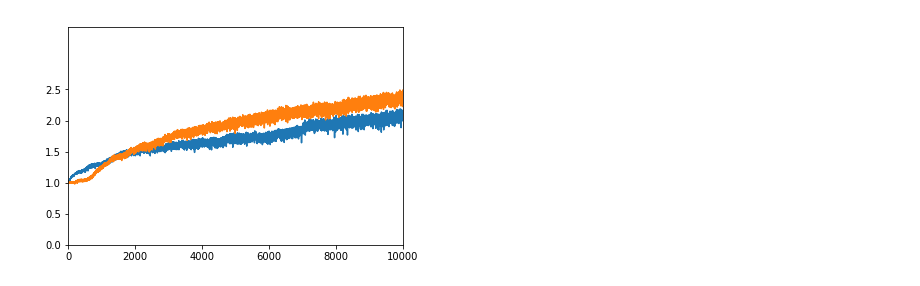
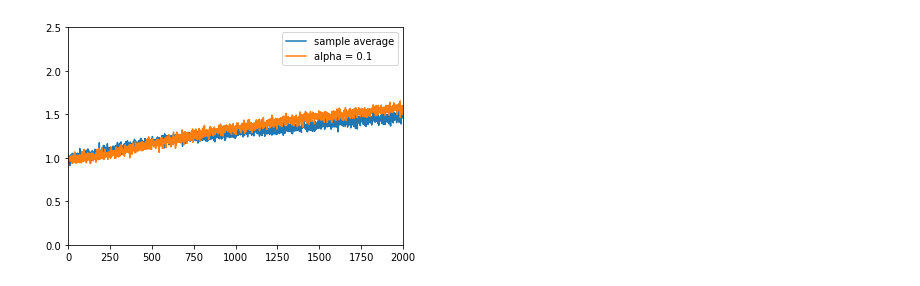
Before and after one commit to nickaedan/RL_Sutton_Barto_Exercises, a Jupyter notebook: Chapter 2.ipynb, the cells around one changed output. Cells and saved outputs as stored; diff of their text form; code cells hidden in the pictures.

```diff
--- a/Chapter 2.ipynb
+++ b/Chapter 2.ipynb
@@ -152,11 +188,14 @@ def reInit():
     q = [1]*k #initially they are all equal
     Q = [0]*k #intial estimates
     N = [0]*k #initial n values, number of times the action has occured essentially
+# %%
+steps = 2000
 # %%
-def simIndependentRuns(runs, timeSteps=10000, alpha=0):
+def simIndependentRuns(runs, timeSteps=steps, alpha=0):
     reInit()
     rMean = []
     optimalMean = []
+
     for a in range(runs):
         r,b = simActionVal(timeSteps,alpha)
         if a == 0:
@@ -166,21 +205,21 @@ def simIndependentRuns(runs, timeSteps=10000, alpha=0):
             rMean = np.add(rMean,r)
             optimalMean = np.add(optimalMean,b)
         reInit()
-    return np.array(rMean)/runs, np.array(optimalMean)/runs
+    return np.array(rMean)/runs,np.array(optimalMean)/runs
 # %%
-rMean, optimalMean = simIndependentRuns(100, alpha=0)
+rMean, optimalMean = simIndependentRuns(1000, alpha=0)
 # %%
-rMean2, optimalMean2 = simIndependentRuns(100, alpha=0.1)
+rMean2, optimalMean2 = simIndependentRuns(1000, alpha=0.1)
 # %%
 #plt.yticks(np.arange(0, 1, step=0.2))
 #plt.yticks(np.arange(0, 1.5, step=0.5))
-plt.axis([0,10000,0,3.5])
+plt.axis([0,steps,0,2.5])
 plt.yticks(np.arange(0, 3, step=0.5))
-plt.plot(range(10000), rMean)
-plt.plot(range(10000), rMean2)
-
+plt.plot(range(steps), rMean, label = "sample average")
+plt.plot(range(steps), rMean2, label= "alpha = 0.1")
+plt.legend()
 plt.show()
 
 #print(max(optimalMean2*100))
 # %% [output]
-[figure, old version]
+[figure, new version]
```
Also changed, not shown: parts of 12 cells of this notebook.
